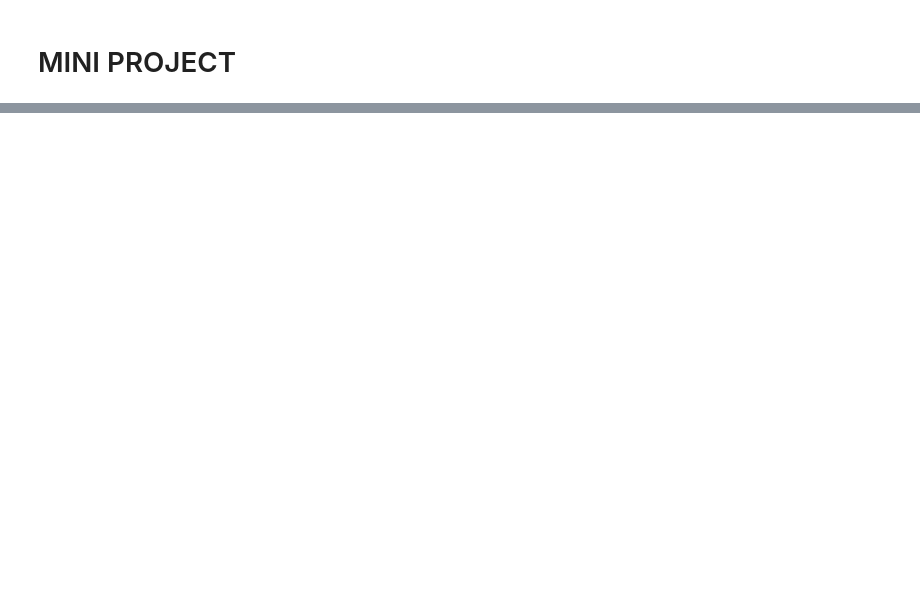
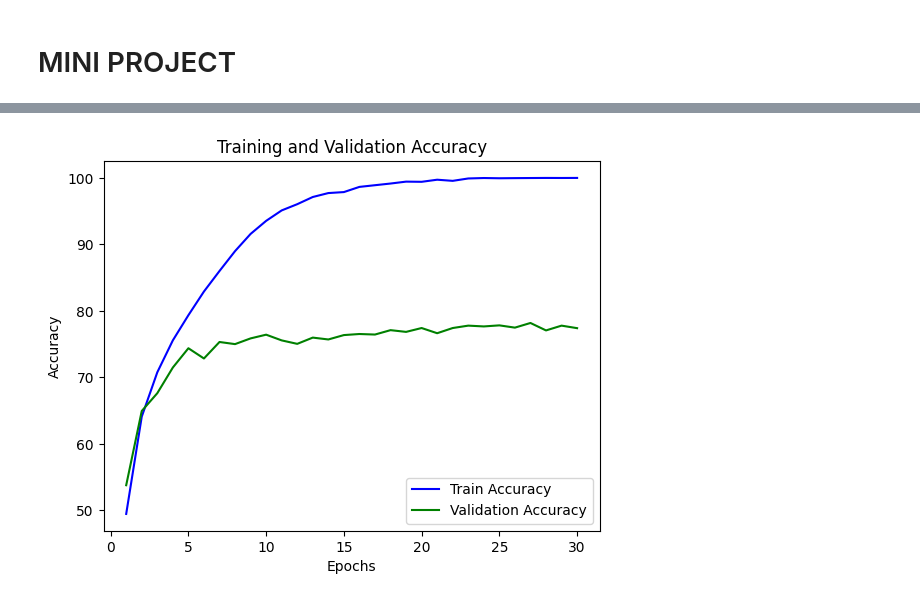
Before and after one commit to suhyeon-gwon/25ai_mini_project, a Jupyter notebook: pipeline.ipynb, the cells around one changed output, grey strips where cells are left out. Saved outputs shown, nothing was run; the diff lists cells and outputs as text; code cells hidden in the pictures; blank space fills up the shorter version.

```diff
--- a/pipeline.ipynb
+++ b/pipeline.ipynb
@@ -183,0 +299,4 @@ torch.save(model.state_dict(), 'model/baseline.pth')
+# %%
+graph(acc_list, val_acc_list, "Accuracy")
+# %% [output]
+[figure, added]
```
Also changed, not shown: parts of 98 cells of this notebook.
